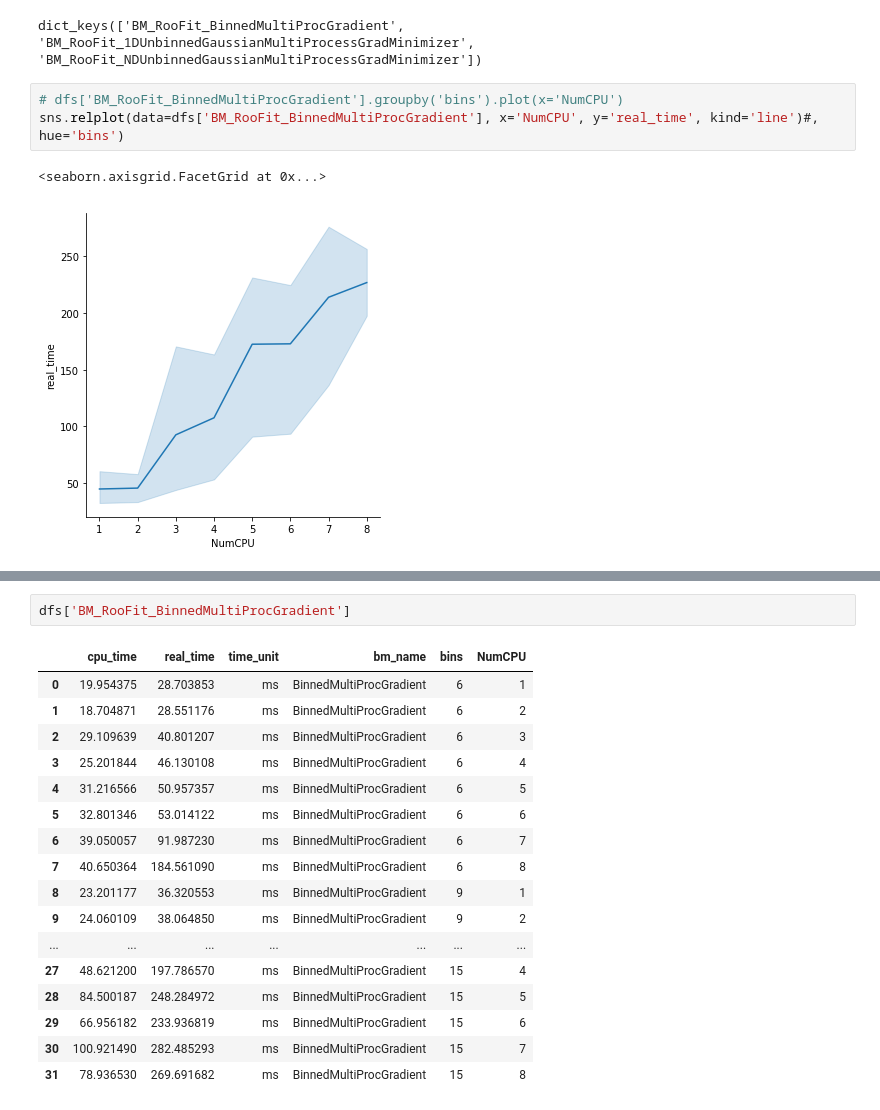
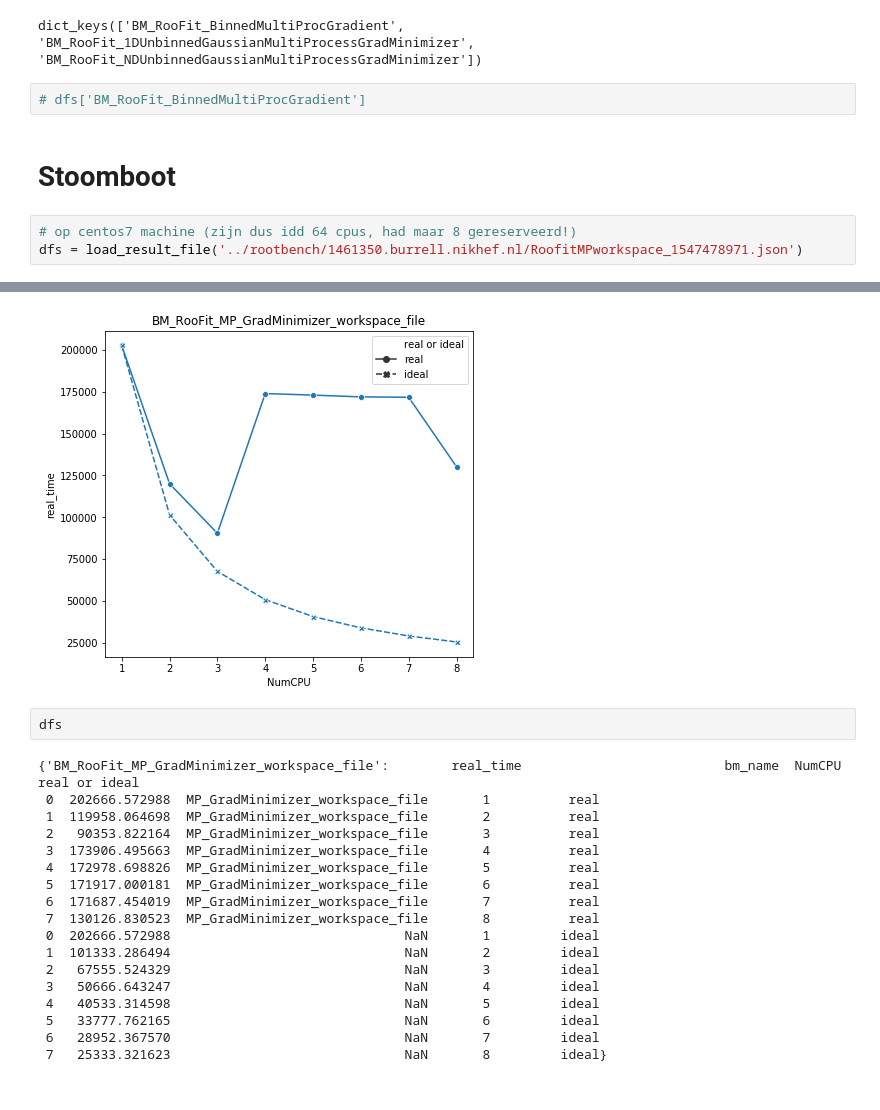
Before and after one commit to roofit-dev/parallel-roofit-scripts, a Jupyter notebook: rootbench_analysis/check_json_output.ipynb, the cells around one changed output, grey strips where cells are left out. Drawn from its saved outputs; the diff is of its cells as text.

```diff
--- a/rootbench_analysis/check_json_output.ipynb
+++ b/rootbench_analysis/check_json_output.ipynb
@@ -80,9 +150,11 @@ dfs = load_result_file('stbc-i5_marks/RoofitMultiproc_1545134908.json')
 dfs.keys()
 # %% [output]
 dict_keys(['BM_RooFit_BinnedMultiProcGradient', 'BM_RooFit_1DUnbinnedGaussianMultiProcessGradMinimizer', 'BM_RooFit_NDUnbinnedGaussianMultiProcessGradMinimizer'])
-# %%
-# dfs['BM_RooFit_BinnedMultiProcGradient'].groupby('bins').plot(x='NumCPU')
-sns.relplot(data=dfs['BM_RooFit_BinnedMultiProcGradient'], x='NumCPU', y='real_time', kind='line')#, hue='bins')
-# %% [output]
-<seaborn.axisgrid.FacetGrid at 0x...>
-[figure, removed]
+# %%
+# dfs['BM_RooFit_BinnedMultiProcGradient']
+# %% [markdown]
+# Stoomboot
+# %%
+# op centos7 machine (zijn dus idd 64 cpus, had maar 8 gereserveerd!)
+dfs = load_result_file('../rootbench/1461350.burrell.nikhef.nl/RoofitMPworkspace_1547478971.json')
+# %% [output]
@@ -89,20 +162,21 @@ sns.relplot(data=dfs['BM_RooFit_BinnedMultiProcGradient'], x='NumCPU', y='real_t
+[figure, added]
 # %%
-dfs['BM_RooFit_BinnedMultiProcGradient']
+dfs
 # %% [output]
-|  | cpu_time | real_time | time_unit | bm_name | bins | NumCPU |
-| 0 | 19.954375 | 28.703853 | ms | BinnedMultiProcGradient | 6 | 1 |
-| 1 | 18.704871 | 28.551176 | ms | BinnedMultiProcGradient | 6 | 2 |
-| 2 | 29.109639 | 40.801207 | ms | BinnedMultiProcGradient | 6 | 3 |
-| 3 | 25.201844 | 46.130108 | ms | BinnedMultiProcGradient | 6 | 4 |
-| 4 | 31.216566 | 50.957357 | ms | BinnedMultiProcGradient | 6 | 5 |
-| 5 | 32.801346 | 53.014122 | ms | BinnedMultiProcGradient | 6 | 6 |
-| 6 | 39.050057 | 91.987230 | ms | BinnedMultiProcGradient | 6 | 7 |
-| 7 | 40.650364 | 184.561090 | ms | BinnedMultiProcGradient | 6 | 8 |
-| 8 | 23.201177 | 36.320553 | ms | BinnedMultiProcGradient | 9 | 1 |
-| 9 | 24.060109 | 38.064850 | ms | BinnedMultiProcGradient | 9 | 2 |
-| ... | ... | ... | ... | ... | ... | ... |
-| 27 | 48.621200 | 197.786570 | ms | BinnedMultiProcGradient | 15 | 4 |
-| 28 | 84.500187 | 248.284972 | ms | BinnedMultiProcGradient | 15 | 5 |
-| 29 | 66.956182 | 233.936819 | ms | BinnedMultiProcGradient | 15 | 6 |
-| 30 | 100.921490 | 282.485293 | ms | BinnedMultiProcGradient | 15 | 7 |
-| 31 | 78.936530 | 269.691682 | ms | BinnedMultiProcGradient | 15 | 8 |
+{'BM_RooFit_MP_GradMinimizer_workspace_file':        real_time                          bm_name  NumCPU real or ideal
+ 0  202666.572988  MP_GradMinimizer_workspace_file       1          real
+ 1  119958.064698  MP_GradMinimizer_workspace_file       2          real
+ 2   90353.822164  MP_GradMinimizer_workspace_file       3          real
+ 3  173906.495663  MP_GradMinimizer_workspace_file       4          real
+ 4  172978.698826  MP_GradMinimizer_workspace_file       5          real
+ 5  171917.000181  MP_GradMinimizer_workspace_file       6          real
+ 6  171687.454019  MP_GradMinimizer_workspace_file       7          real
+ 7  130126.830523  MP_GradMinimizer_workspace_file       8          real
+ 0  202666.572988                              NaN       1         ideal
+ 1  101333.286494                              NaN       2         ideal
+ 2   67555.524329                              NaN       3         ideal
+ 3   50666.643247                              NaN       4         ideal
+ 4   40533.314598                              NaN       5         ideal
+ 5   33777.762165                              NaN       6         ideal
+ 6   28952.367570                              NaN       7         ideal
+ 7   25333.321623                              NaN       8         ideal}
```
Also changed, not shown: parts of 30 cells of this notebook.
